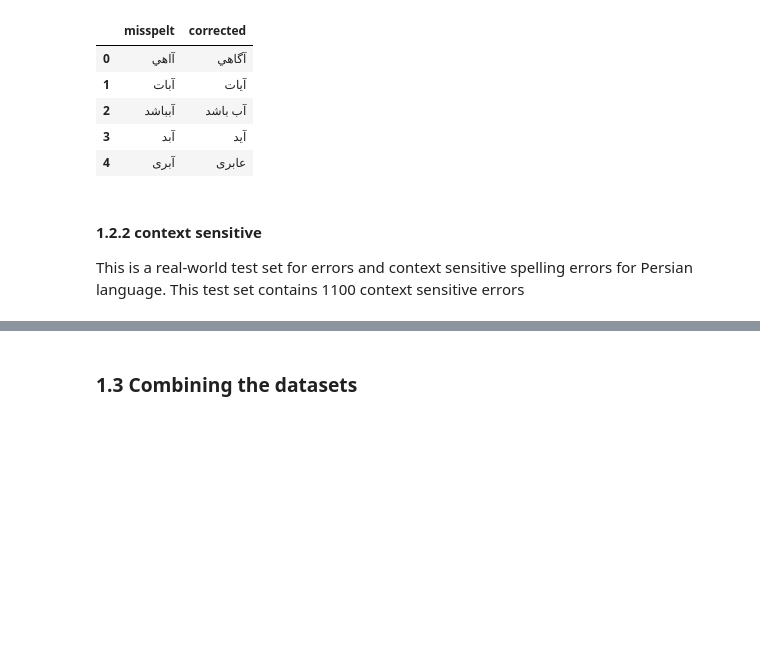
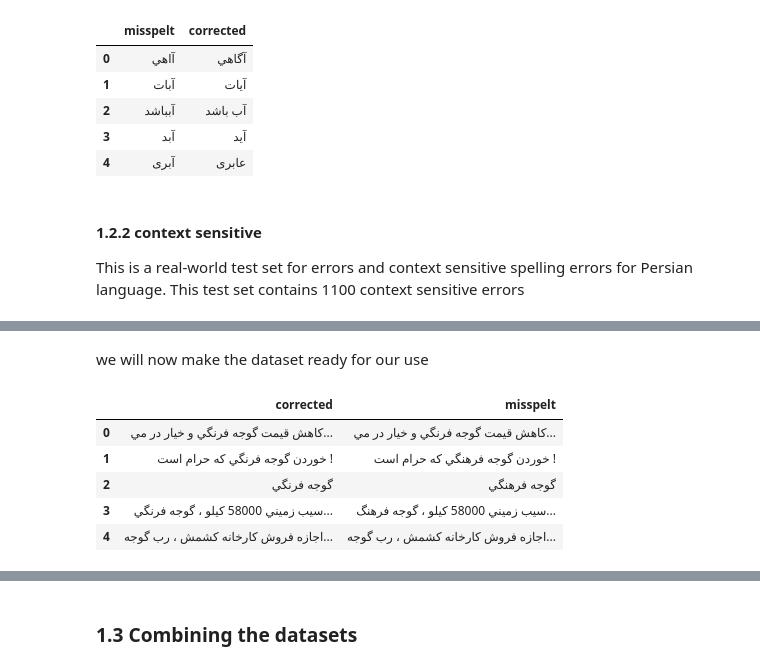
Before and after one commit to arashayat/Spelling-correction-using-lstm, a Jupyter notebook: project.ipynb, the cells around one changed output, grey strips where cells are left out. Drawn from its saved outputs; the diff is of its cells as text; code cells hidden in the pictures; blank space fills up the shorter version.

```diff
--- a/project.ipynb
+++ b/project.ipynb
@@ -71,0 +83,15 @@ data_context.head()
+# %% [markdown]
+we will now make the dataset ready for our use
+# %%
+
+data_context['corrected'] = data_context.apply(lambda x: x['sentence'].replace(x.misspelt, x.corrected), axis = 1)
+data_context['misspelt'] = data_context['sentence']
+data_context.drop('sentence', inplace=True, axis=1)
+data_context.head()
+# %% [output]
+|  | corrected | misspelt |
+| 0 | كاهش قيمت گوجه فرنگي و خيار در مي... | كاهش قيمت گوجه فرنگي و خيار در مي... |
+| 1 | خوردن گوجه فرنگي كه حرام است ! | خوردن گوجه فرهنگي كه حرام است ! |
+| 2 | گوجه فرنگي | گوجه فرهنگي |
+| 3 | سيب زميني 58000 كيلو ، گوجه فرنگي... | سيب زميني 58000 كيلو ، گوجه فرهنگ... |
+| 4 | اجازه فروش كارخانه كشمش ، رب گوجه... | اجازه فروش كارخانه كشمش ، رب گوجه... |
```
Also changed, not shown: parts of 25 cells of this notebook, 2 other files.
